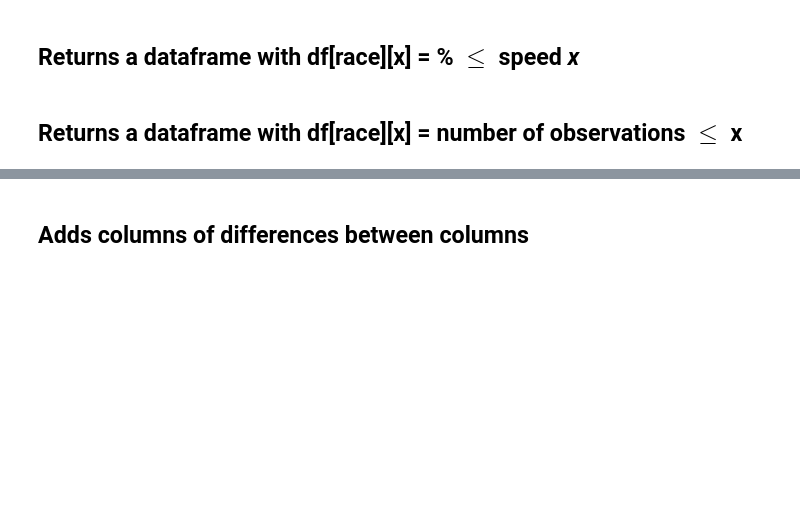
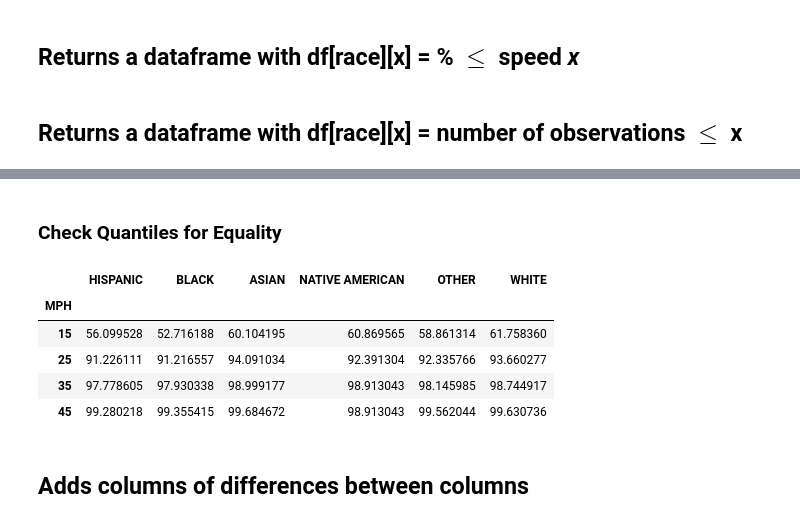
Before and after one commit to m-gaster/MC-Policing, a Jupyter notebook: Testing Equal Distributions.ipynb, the cells around one changed output, grey strips where cells are left out. Saved outputs shown, nothing was run; the diff lists cells and outputs as text; code cells hidden in the pictures; blank space fills up the shorter version.

```diff
--- a/Testing Equal Distributions.ipynb
+++ b/Testing Equal Distributions.ipynb
@@ -88,3 +95,15 @@ speed_pct_CDF = generate_pct_CDF(speed_pct_PDF)
+# %% [markdown]
+### Check Quantiles for Equality
+# %%
+speed_pct_CDF.index.name = 'MPH'
+speed_pct_CDF.iloc[[x for x in range(10,50) if x % 5 == 0 and x % 10 != 0]]
+# %% [output]
+|  | HISPANIC | BLACK | ASIAN | NATIVE AMERICAN | OTHER | WHITE |
+| MPH |  |  |  |  |  |  |
+| 15 | 56.099528 | 52.716188 | 60.104195 | 60.869565 | 58.861314 | 61.758360 |
+| 25 | 91.226111 | 91.216557 | 94.091034 | 92.391304 | 92.335766 | 93.660277 |
+| 35 | 97.778605 | 97.930338 | 98.999177 | 98.913043 | 98.145985 | 98.744917 |
+| 45 | 99.280218 | 99.355415 | 99.684672 | 98.913043 | 99.562044 | 99.630736 |
 # %% [markdown]
 ## Adds columns of differences between columns
 # %%
```
Also changed, not shown: parts of 3 cells of this notebook.
